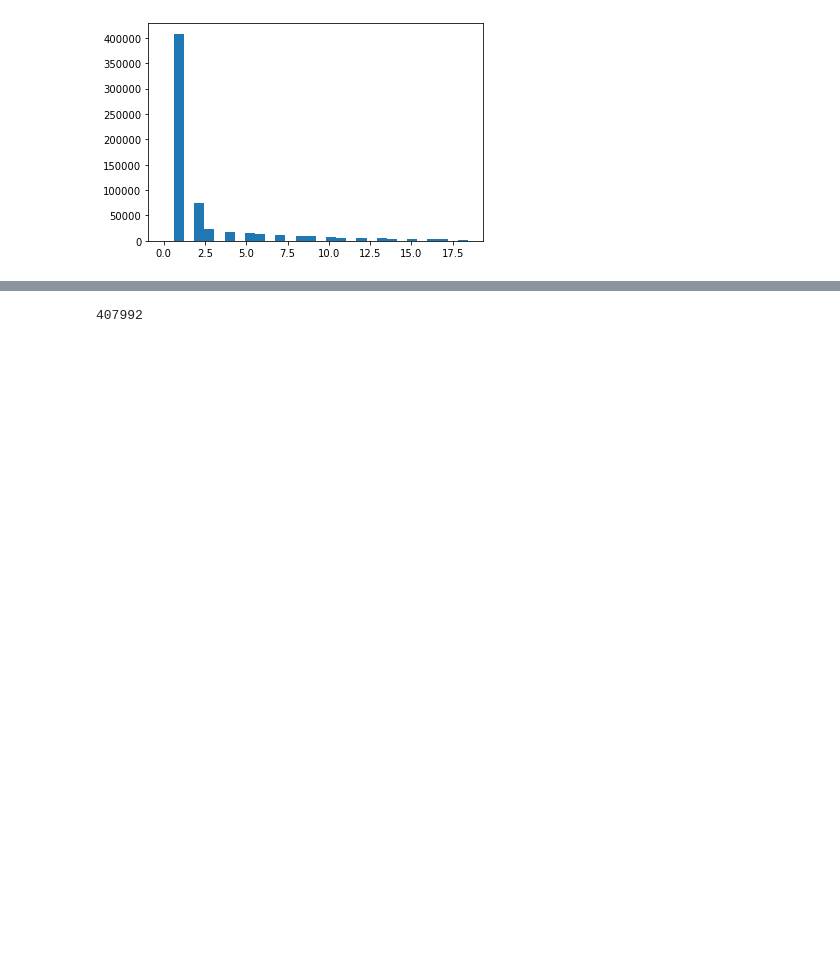
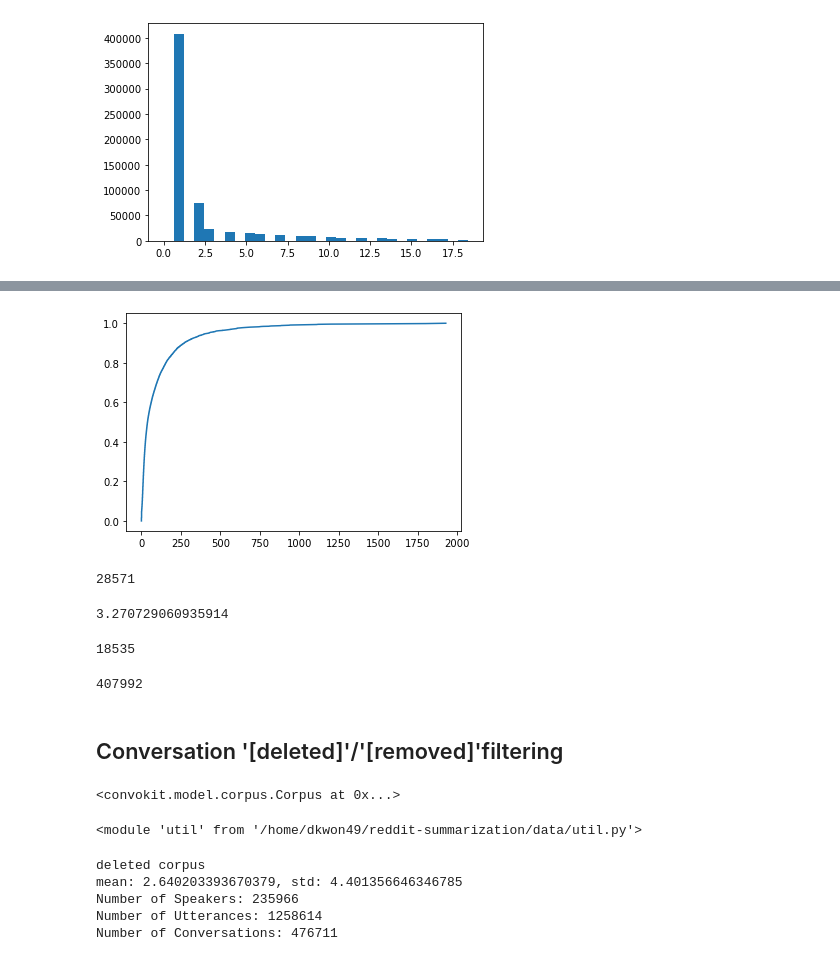
Before and after one commit to davidmkwon/reddit-summarization, a Jupyter notebook: data/travel.ipynb, the cells around one changed output, grey strips where cells are left out. Saved outputs shown, nothing was run; the diff lists cells and outputs as text; code cells hidden in the pictures; blank space fills up the shorter version.

```diff
--- a/data/travel.ipynb
+++ b/data/travel.ipynb
@@ -40 +73,40 @@ util.plot_conv_lengths(conv_lengths, low=0, high=mean+std)
+# %%
+# we see that the deleted conversaton lengths are pretty similarly
+# distributed as regular lengths, so we shoudl be able to omit these
+# lengths from the corpus
+util.plot_conv_lengths_cdf(deleted_conv_lengths)
+# %% [output]
+[figure, added]
+# %%
+# number of root [deleted] utterances
+deleted_root_utt, indexes = util.num_deleted_root_utterances(corpus)
+print(deleted_root_utt)
+# %% [output]
+28571
+# %%
+# find the mean length of conversations with root [deleted] utterances
+
+count = 0
+for i in range(len(indexes)):
+    count += conv_lengths[indexes[i]]
+
+count /= len(indexes)
+print(count)
+# %% [output]
+3.270729060935914
+# %%
+# number of conversations with length 1 that are deleted
+
+def len_1_conv_deleted(corpus):
+    count = 0
+    for conv in corpus.iter_conversations():
+        if len(conv.get_utterance_ids()) == 1:
+            for utt in conv.iter_utterances():
+                if utt.text == "[deleted]":
+                    count += 1
+    return count
+
+print(len_1_conv_deleted(corpus))
+# %% [output]
+18535
 # %%
@@ -41,3 +114,5 @@ util.plot_conv_lengths(conv_lengths, low=0, high=mean+std)
 print(util.num_convs_between(conv_lengths, 1, 1))
 # %% [output]
 407992
+# %% [markdown]
+## Conversation '[deleted]'/'[removed]'filtering
@@ -43,0 +132,5 @@ print(util.num_convs_between(conv_lengths, 1, 1))
+# %%
+# filter / augment the corpus
+corpus.filter_conversations_by(deleted_filter_func)
+# %% [output]
+<convokit.model.corpus.Corpus at 0x...>
@@ -43,0 +141,4 @@ print(util.num_convs_between(conv_lengths, 1, 1))
+# %%
+reload(util)
+# %% [output]
+<module 'util' from '/home/dkwon49/reddit-summarization/data/util.py'>
@@ -43,0 +147,12 @@ print(util.num_convs_between(conv_lengths, 1, 1))
+# %%
+# some stats
+print("deleted corpus")
+mean, std = util.mean_std(conv_lengths)
+print("mean: {}, std: {}".format(mean, std))
+corpus.print_summary_stats()
+# %% [output]
+deleted corpus
+mean: 2.640203393670379, std: 4.401356646346785
+Number of Speakers: 235966
+Number of Utterances: 1258614
+Number of Conversations: 476711
```
Also changed, not shown: parts of 29 cells of this notebook, 2 other files.
